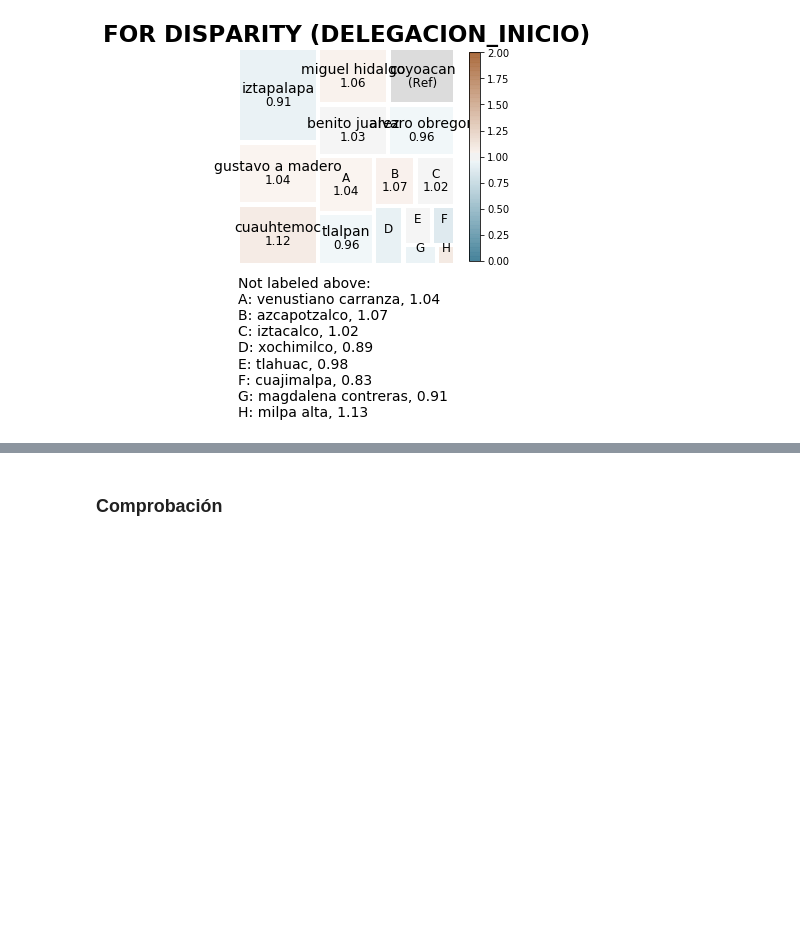
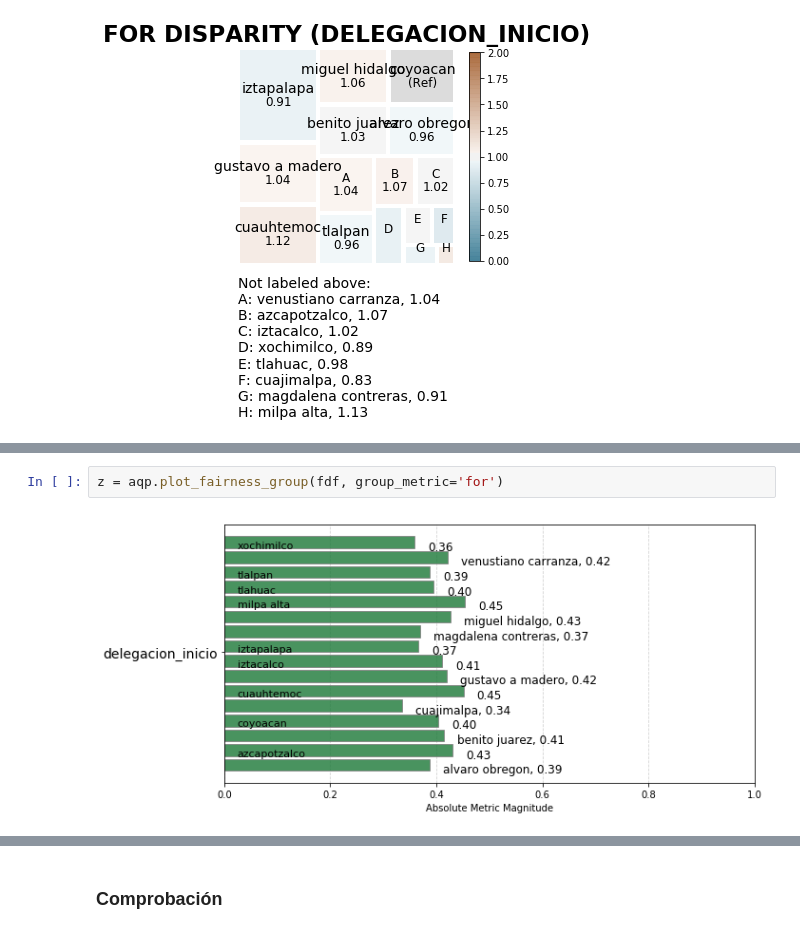
Before and after one commit to ArquitecturaProductoDatos7/Diseno_producto_de_datos-, a Jupyter notebook: BiasFairnessv1.ipynb, the cells around one changed output, grey strips where cells are left out. Saved outputs shown, nothing was run; the diff lists cells and outputs as text; blank space fills up the shorter version.

```diff
--- a/BiasFairnessv1.ipynb
+++ b/BiasFairnessv1.ipynb
@@ -319,0 +361,4 @@ aqp.plot_disparity(bdf, group_metric='for_disparity',
+# %%
+z = aqp.plot_fairness_group(fdf, group_metric='for')
+# %% [output]
+[figure, added]
```
Also changed, not shown: parts of 7 cells of this notebook.
